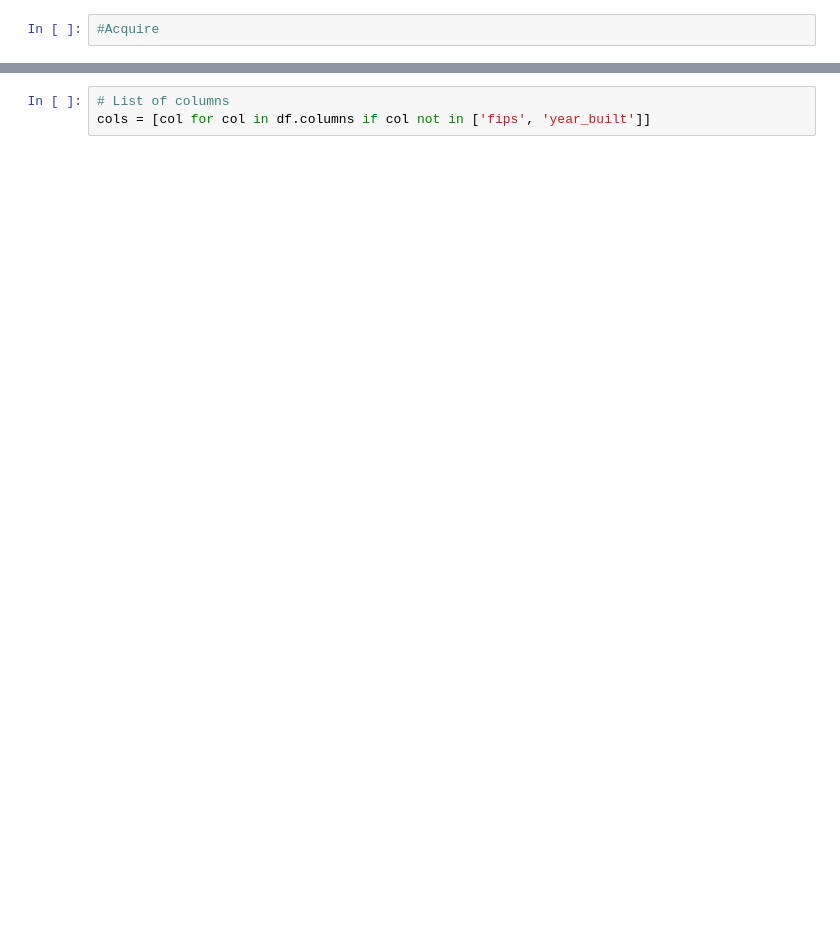
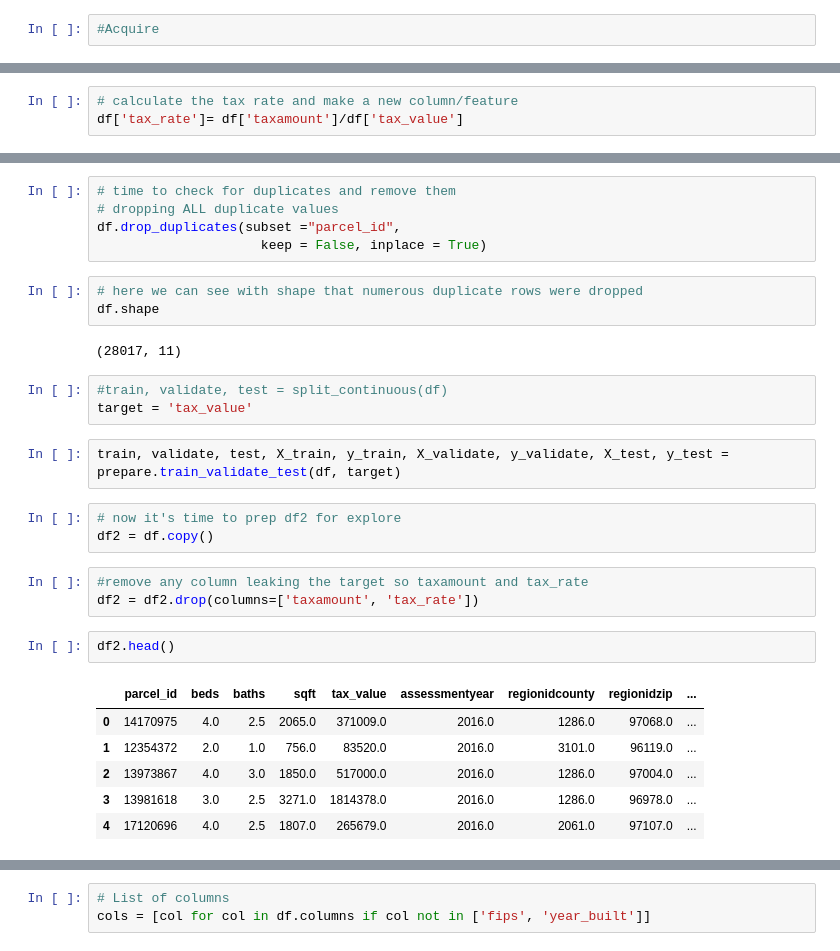
Before and after one commit to SLawsonWoods/zillow_project, a Jupyter notebook: initial_notebook_zillow.ipynb, the cells around one changed output, grey strips where cells are left out. Drawn from its saved outputs; the diff is of its cells as text; blank space fills up the shorter version.

```diff
--- a/initial_notebook_zillow.ipynb
+++ b/initial_notebook_zillow.ipynb
@@ -92,0 +167,3 @@ df.head()
+# %%
+# calculate the tax rate and make a new column/feature
+df['tax_rate']= df['taxamount']/df['tax_value']
@@ -92,0 +179,30 @@ df.head()
+# %%
+# time to check for duplicates and remove them
+# dropping ALL duplicate values
+df.drop_duplicates(subset ="parcel_id",
+                     keep = False, inplace = True)
+# %%
+# here we can see with shape that numerous duplicate rows were dropped
+df.shape
+# %% [output]
+(28017, 11)
+# %%
+#train, validate, test = split_continuous(df)
+target = 'tax_value'
+# %%
+train, validate, test, X_train, y_train, X_validate, y_validate, X_test, y_test = prepare.train_validate_test(df, target)
+# %%
+# now it's time to prep df2 for explore
+df2 = df.copy()
+# %%
+#remove any column leaking the target so taxamount and tax_rate
+df2 = df2.drop(columns=['taxamount', 'tax_rate'])
+# %%
+df2.head()
+# %% [output]
+|  | parcel_id | beds | baths | sqft | tax_value | assessmentyear | regionidcounty | regionidzip | ... |
+| 0 | 14170975 | 4.0 | 2.5 | 2065.0 | 371009.0 | 2016.0 | 1286.0 | 97068.0 | ... |
+| 1 | 12354372 | 2.0 | 1.0 | 756.0 | 83520.0 | 2016.0 | 3101.0 | 96119.0 | ... |
+| 2 | 13973867 | 4.0 | 3.0 | 1850.0 | 517000.0 | 2016.0 | 1286.0 | 97004.0 | ... |
+| 3 | 13981618 | 3.0 | 2.5 | 3271.0 | 1814378.0 | 2016.0 | 1286.0 | 96978.0 | ... |
+| 4 | 17120696 | 4.0 | 2.5 | 1807.0 | 265679.0 | 2016.0 | 2061.0 | 97107.0 | ... |
```
Also changed, not shown: parts of 23 cells of this notebook, 1 other file.
